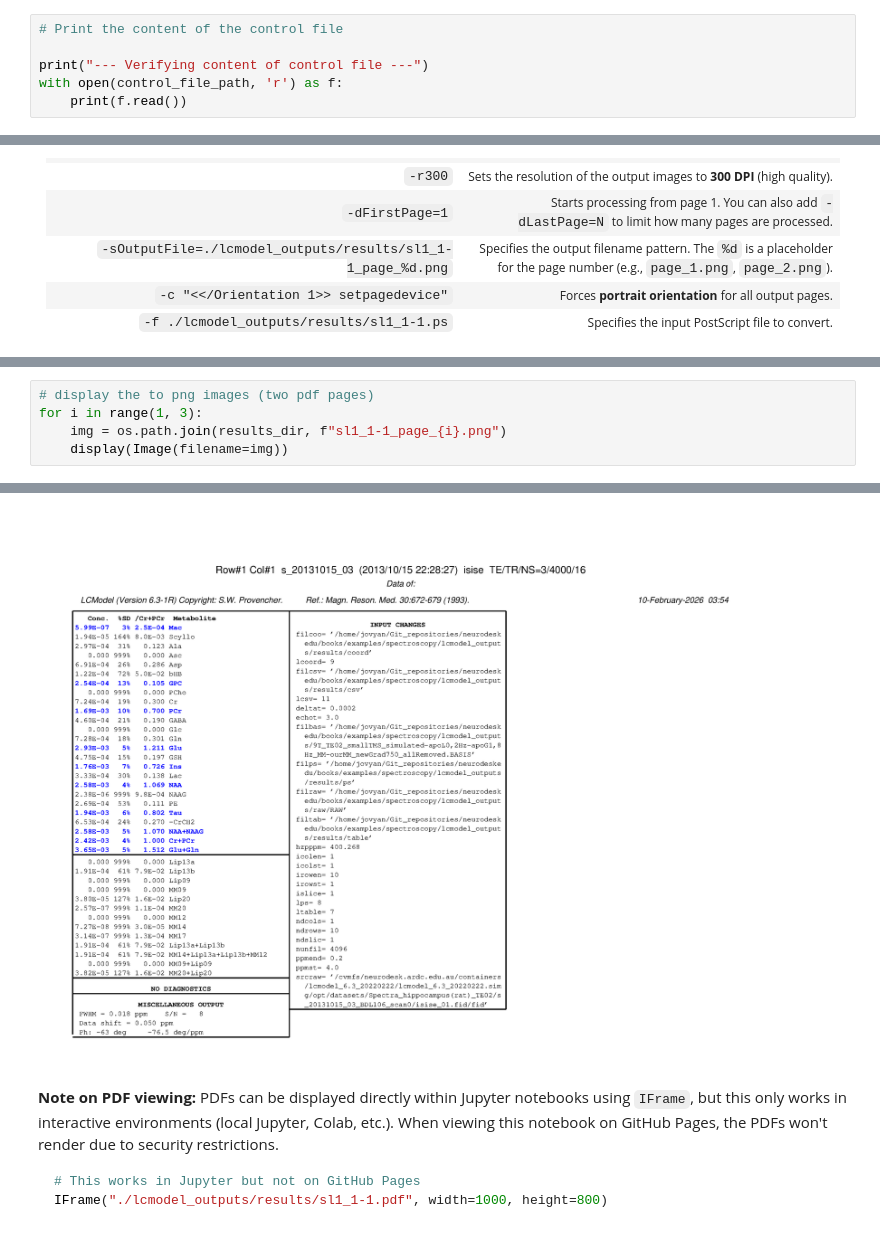
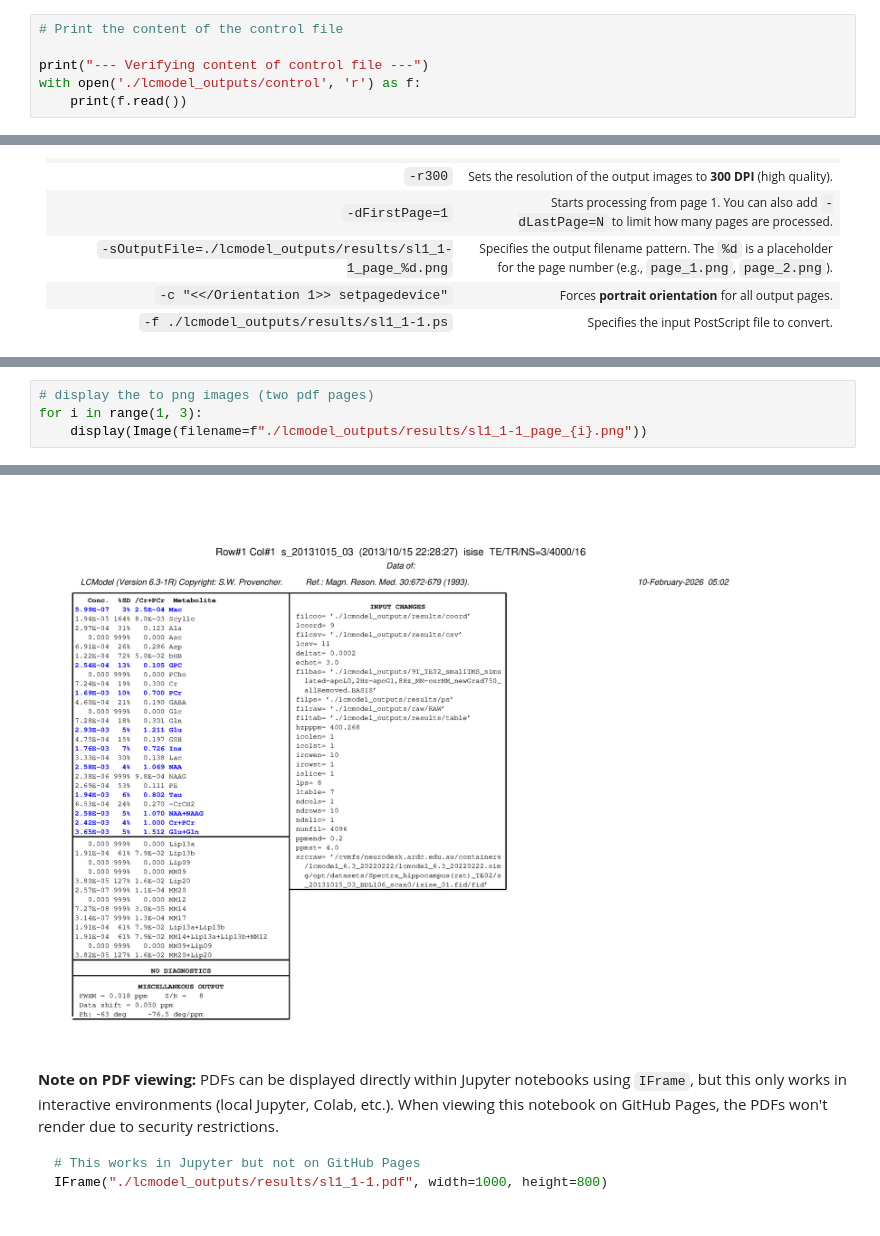
Before and after one commit to kylemaps/neurodeskedu, a Jupyter notebook: books/examples/spectroscopy/lcmodel.ipynb, the cells around one changed output, grey strips where cells are left out. Drawn from its saved outputs; the diff is of its cells as text.

Commit message:
debugging steps adjusted in lcmodel

```diff
--- a/books/examples/spectroscopy/lcmodel.ipynb
+++ b/books/examples/spectroscopy/lcmodel.ipynb
@@ -635,7 +573,7 @@ write_lcmodel_control(
 # Print the content of the control file
 
 print("--- Verifying content of control file ---")
-with open(control_file_path, 'r') as f:
+with open('./lcmodel_outputs/control', 'r') as f:
     print(f.read())
 # %% [output]
 --- Verifying content of control file ---
@@ -727,11 +646,10 @@ Loading NimbusMonoPS-Regular font from %rom%Resource/Font/NimbusMonoPS-Regular..
 # %%
 # display the to png images (two pdf pages)
 for i in range(1, 3):
-    img = os.path.join(results_dir, f"sl1_1-1_page_{i}.png")
-    display(Image(filename=img))
+    display(Image(filename=f"./lcmodel_outputs/results/sl1_1-1_page_{i}.png"))
 # %% [output]
 [figure]
-[figure, old version]
+[figure, new version]
 # %% [markdown]
 **Note on PDF viewing:** PDFs can be displayed directly within Jupyter notebooks using `IFrame`, but this only works in interactive environments (local Jupyter, Colab, etc.). When viewing this notebook on GitHub Pages, the PDFs won't render due to security restrictions.
 
```
Also changed, not shown: parts of 14 cells of this notebook.
